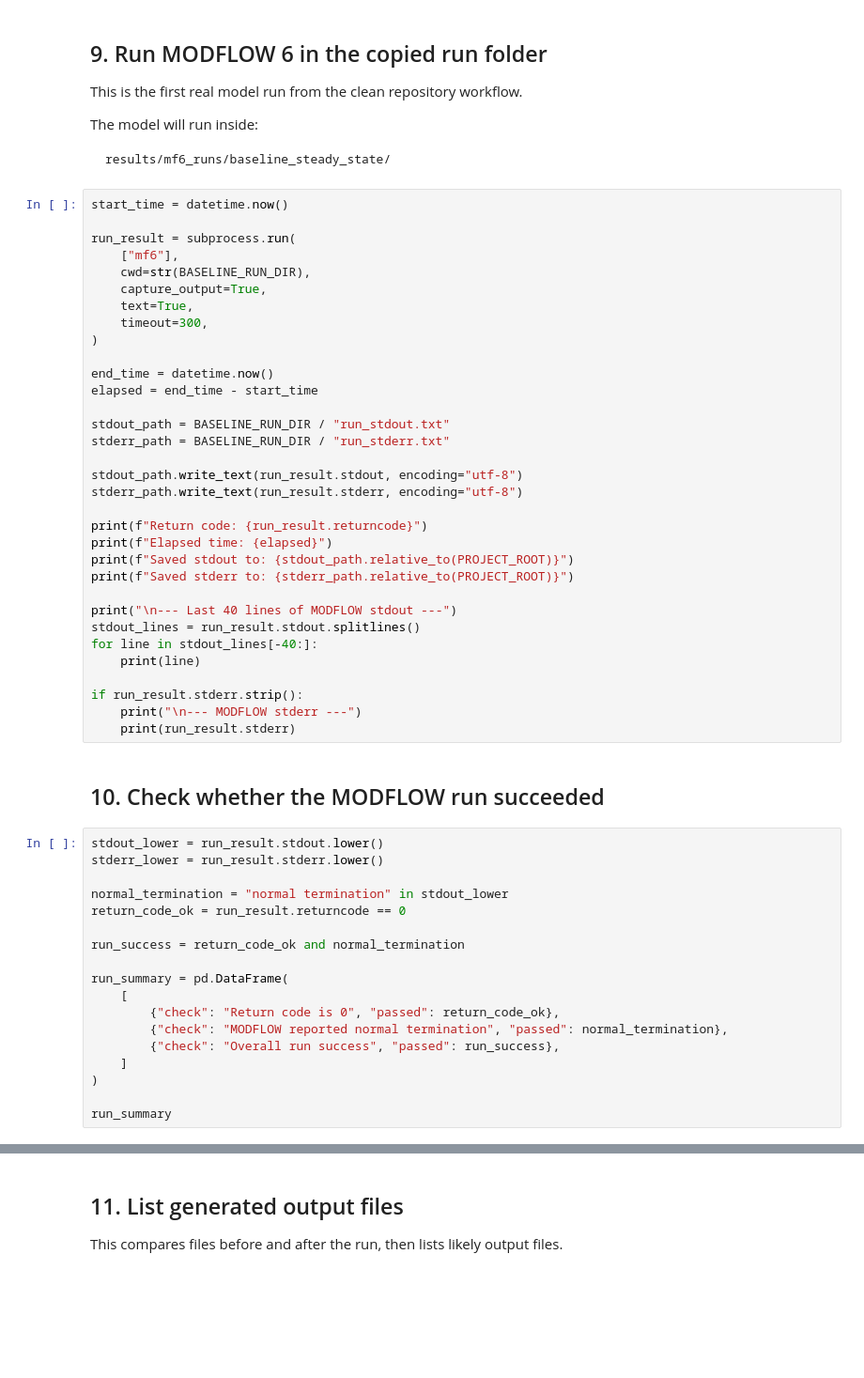
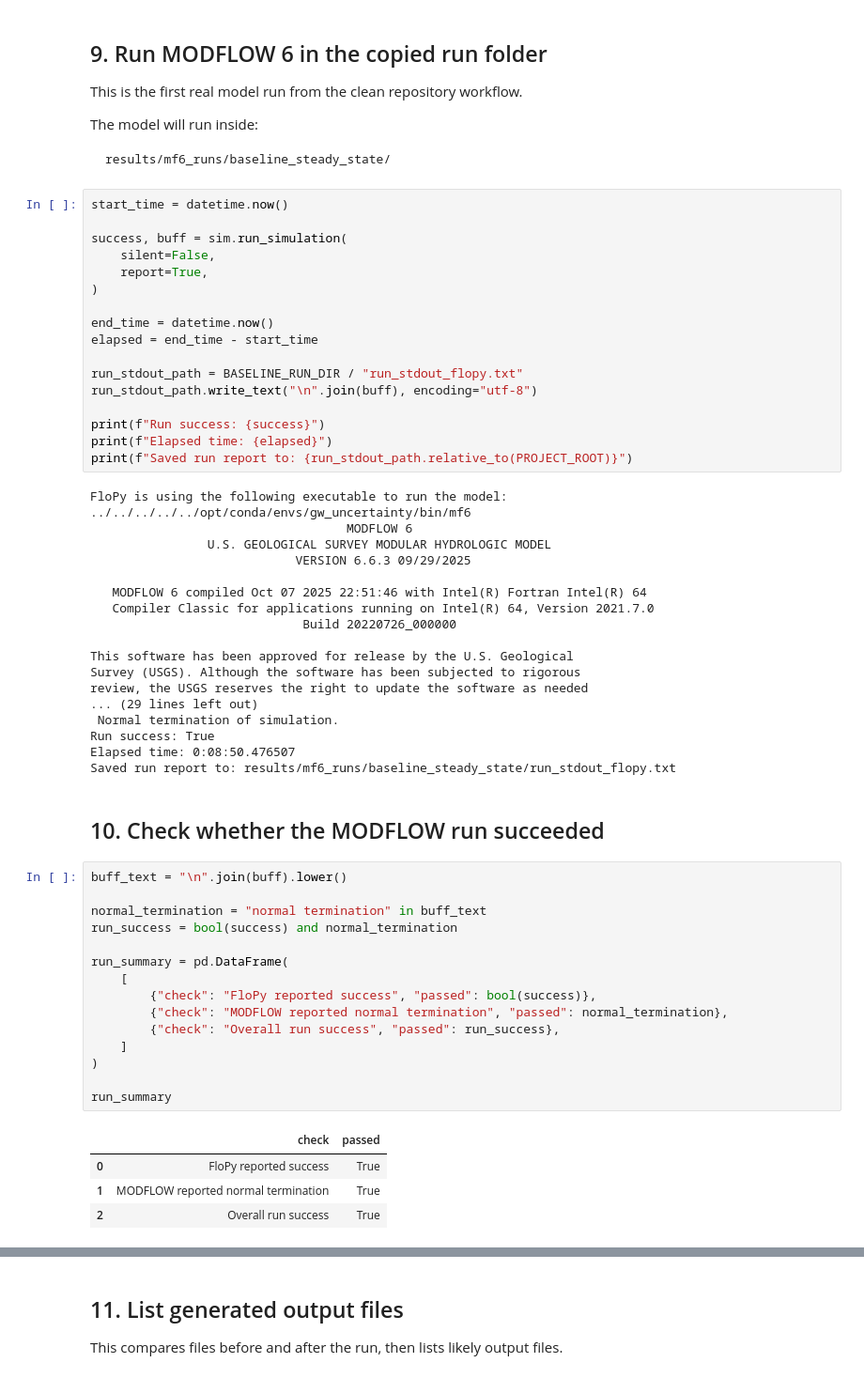
Before and after one commit to JessicaCarvalho007/Modeling-Uncertainties, a Jupyter notebook: notebooks/01_mf6_baseline_run_check.ipynb, the cells around one changed output, grey strips where cells are left out. Shown at 94% size. Cells and saved outputs as stored; diff of their text form; blank space fills up the shorter version.

```diff
--- a/notebooks/01_mf6_baseline_run_check.ipynb
+++ b/notebooks/01_mf6_baseline_run_check.ipynb
@@ -252,56 +329,60 @@ results/mf6_runs/baseline_steady_state/
 # %%
 start_time = datetime.now()
 
-run_result = subprocess.run(
-    ["mf6"],
-    cwd=str(BASELINE_RUN_DIR),
-    capture_output=True,
-    text=True,
-    timeout=300,
+success, buff = sim.run_simulation(
+    silent=False,
+    report=True,
 )
 
 end_time = datetime.now()
 elapsed = end_time - start_time
 
-stdout_path = BASELINE_RUN_DIR / "run_stdout.txt"
-stderr_path = BASELINE_RUN_DIR / "run_stderr.txt"
+run_stdout_path = BASELINE_RUN_DIR / "run_stdout_flopy.txt"
+run_stdout_path.write_text("\n".join(buff), encoding="utf-8")
 
-stdout_path.write_text(run_result.stdout, encoding="utf-8")
-stderr_path.write_text(run_result.stderr, encoding="utf-8")
-
-print(f"Return code: {run_result.returncode}")
+print(f"Run success: {success}")
 print(f"Elapsed time: {elapsed}")
-print(f"Saved stdout to: {stdout_path.relative_to(PROJECT_ROOT)}")
-print(f"Saved stderr to: {stderr_path.relative_to(PROJECT_ROOT)}")
-
-print("\n--- Last 40 lines of MODFLOW stdout ---")
-stdout_lines = run_result.stdout.splitlines()
-for line in stdout_lines[-40:]:
-    print(line)
-
-if run_result.stderr.strip():
-    print("\n--- MODFLOW stderr ---")
-    print(run_result.stderr)
+print(f"Saved run report to: {run_stdout_path.relative_to(PROJECT_ROOT)}")
+# %% [output]
+FloPy is using the following executable to run the model: ../../../../../opt/conda/envs/gw_uncertainty/bin/mf6
+                                   MODFLOW 6
+                U.S. GEOLOGICAL SURVEY MODULAR HYDROLOGIC MODEL
+                            VERSION 6.6.3 09/29/2025
+
+   MODFLOW 6 compiled Oct 07 2025 22:51:46 with Intel(R) Fortran Intel(R) 64
+   Compiler Classic for applications running on Intel(R) 64, Version 2021.7.0
+                             Build 20220726_000000
+
+This software has been approved for release by the U.S. Geological
+Survey (USGS). Although the software has been subjected to rigorous
+review, the USGS reserves the right to update the software as needed
+... (29 lines left out)
+ Normal termination of simulation.
+Run success: True
+Elapsed time: 0:08:50.476507
+Saved run report to: results/mf6_runs/baseline_steady_state/run_stdout_flopy.txt
 # %% [markdown]
 ## 10. Check whether the MODFLOW run succeeded
 # %%
-stdout_lower = run_result.stdout.lower()
-stderr_lower = run_result.stderr.lower()
+buff_text = "\n".join(buff).lower()
 
-normal_termination = "normal termination" in stdout_lower
-return_code_ok = run_result.returncode == 0
-
-run_success = return_code_ok and normal_termination
+normal_termination = "normal termination" in buff_text
+run_success = bool(success) and normal_termination
 
 run_summary = pd.DataFrame(
     [
-        {"check": "Return code is 0", "passed": return_code_ok},
+        {"check": "FloPy reported success", "passed": bool(success)},
         {"check": "MODFLOW reported normal termination", "passed": normal_termination},
         {"check": "Overall run success", "passed": run_success},
     ]
 )
 
 run_summary
+# %% [output]
+|  | check | passed |
+| 0 | FloPy reported success | True |
+| 1 | MODFLOW reported normal termination | True |
+| 2 | Overall run success | True |
 # %%
 if not run_success:
     raise RuntimeError(
```
Also changed, not shown: parts of 16 cells of this notebook.
